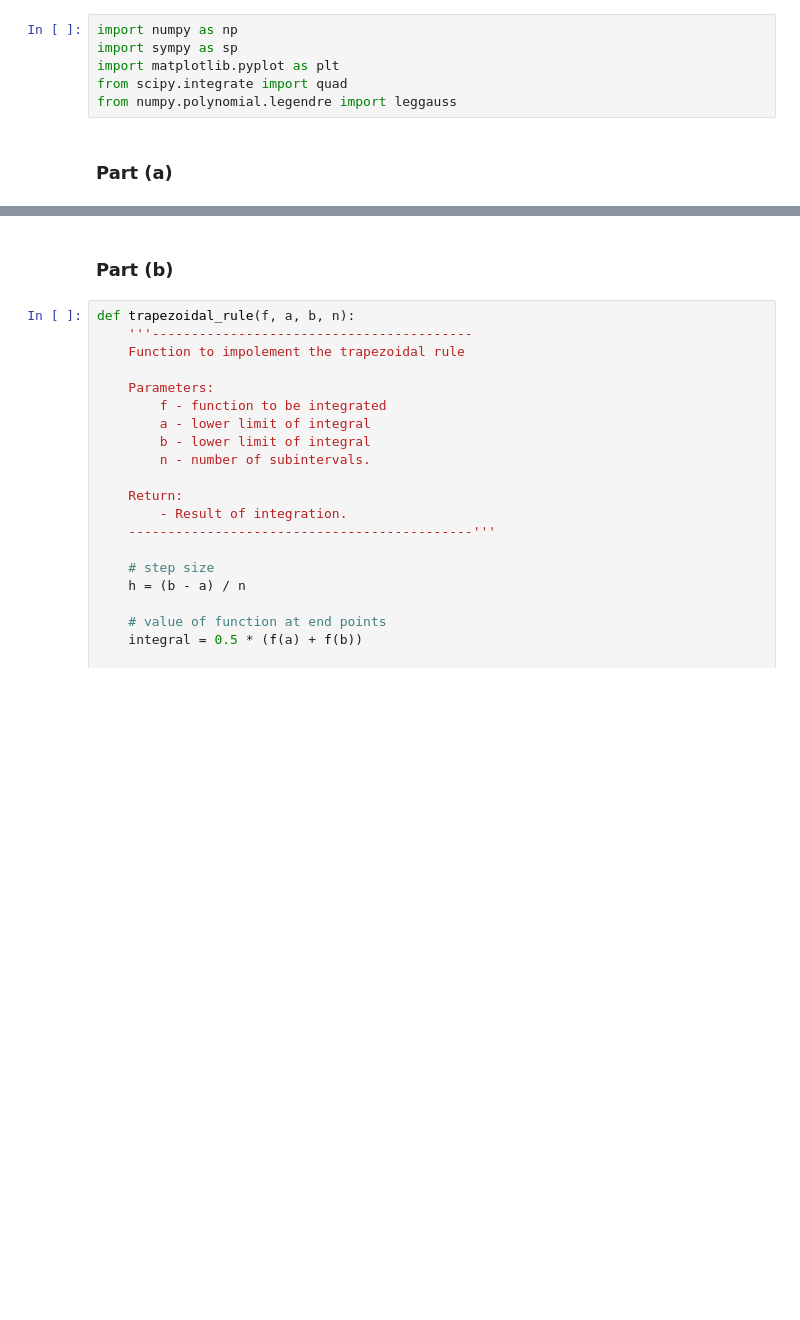
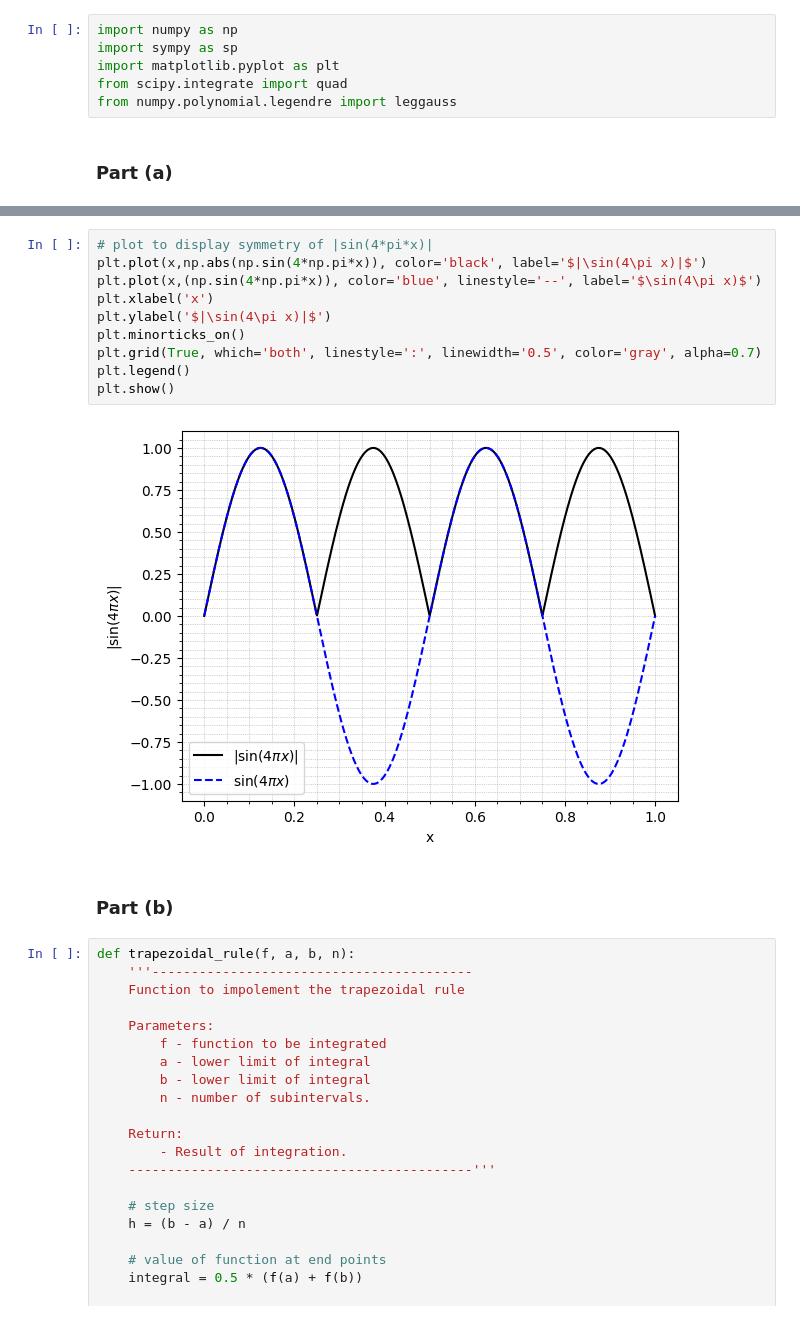
Before and after one commit to Mani0237/Prelims, a Jupyter notebook: prelim2024/Q10-200973108/10.ipynb, the cells around one changed output, grey strips where cells are left out. Drawn from its saved outputs; the diff is of its cells as text; blank space fills up the shorter version.

```diff
--- a/prelim2024/Q10-200973108/10.ipynb
+++ b/prelim2024/Q10-200973108/10.ipynb
@@ -45,3 +51,15 @@ plt.show()
+# %%
+# plot to display symmetry of |sin(4*pi*x)|
+plt.plot(x,np.abs(np.sin(4*np.pi*x)), color='black', label='$|\sin(4\pi x)|$')
+plt.plot(x,(np.sin(4*np.pi*x)), color='blue', linestyle='--', label='$\sin(4\pi x)$')
+plt.xlabel('x')
+plt.ylabel('$|\sin(4\pi x)|$')
+plt.minorticks_on()
+plt.grid(True, which='both', linestyle=':', linewidth='0.5', color='gray', alpha=0.7)
+plt.legend()
+plt.show()
+# %% [output]
+[figure, added]
 # %% [markdown]
 ### Part (b)
 # %%
```
Also changed, not shown: parts of 3 cells of this notebook, 2 other files.
